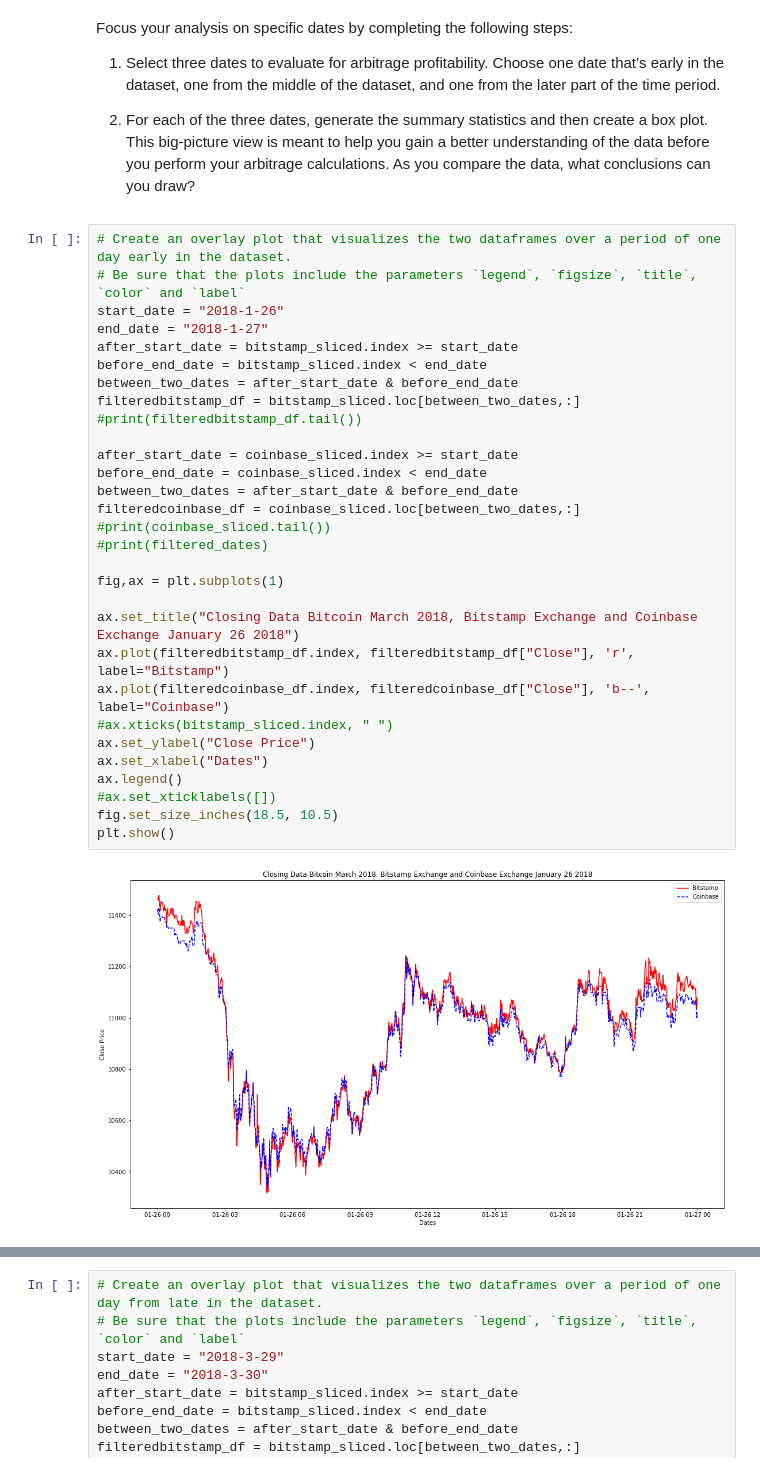
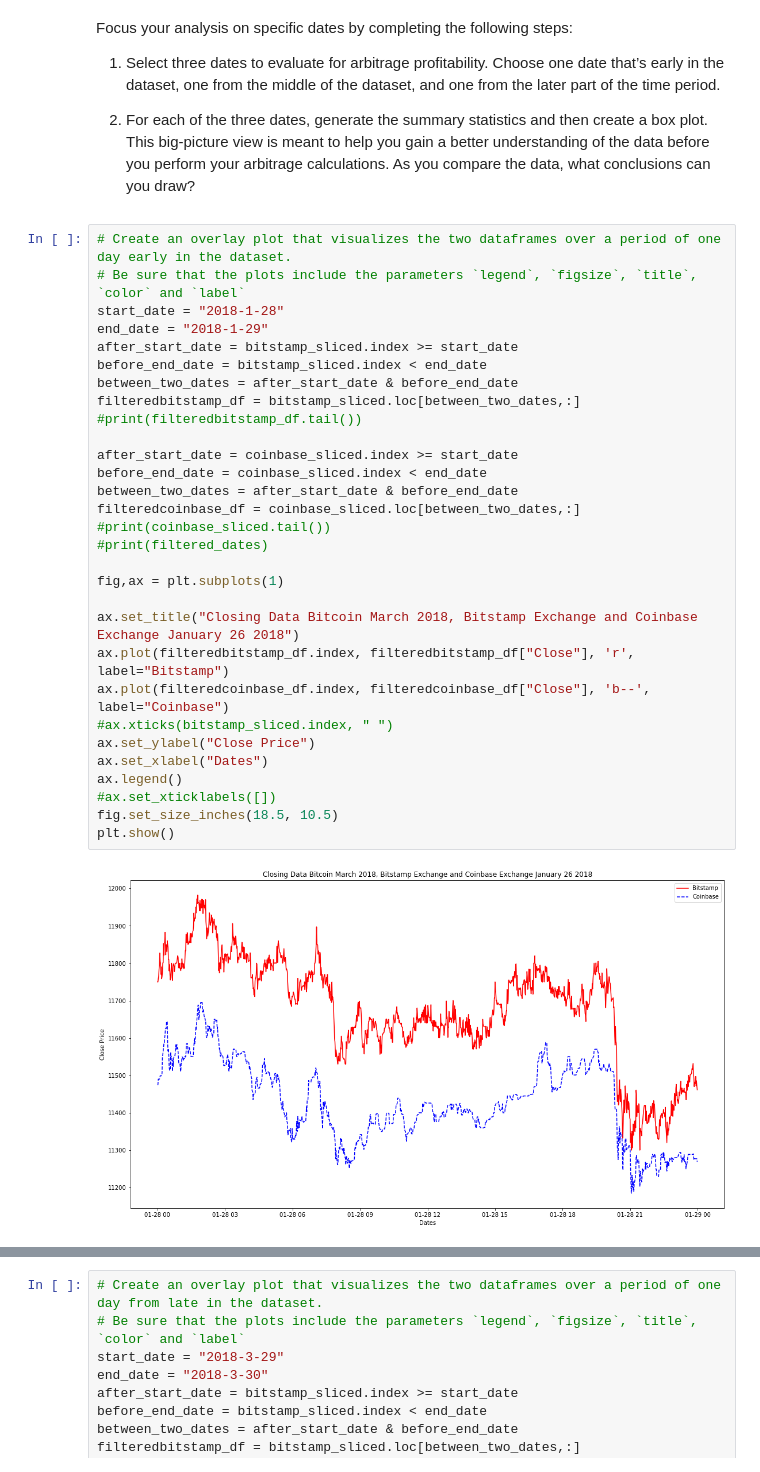
Before and after one commit to madhugirl/Crypto-Arbitrage-Opportunity, a Jupyter notebook: crypto_arbitrage.ipynb, the cells around one changed output, grey strips where cells are left out. Drawn from its saved outputs; the diff is of its cells as text.

```diff
--- a/crypto_arbitrage.ipynb
+++ b/crypto_arbitrage.ipynb
@@ -479,35 +479,35 @@ Focus your analysis on specific dates by completing the following steps:
 # %%
 # Create an overlay plot that visualizes the two dataframes over a period of one day early in the dataset.
 # Be sure that the plots include the parameters `legend`, `figsize`, `title`, `color` and `label`
-start_date = "2018-1-26"
-end_date = "2018-1-27"
+start_date = "2018-1-28"
+end_date = "2018-1-29"
 after_start_date = bitstamp_sliced.index >= start_date
 before_end_date = bitstamp_sliced.index < end_date
 between_two_dates = after_start_date & before_end_date
 filteredbitstamp_df = bitstamp_sliced.loc[between_two_dates,:]
 #print(filteredbitstamp_df.tail())
 
 after_start_date = coinbase_sliced.index >= start_date
 before_end_date = coinbase_sliced.index < end_date
 between_two_dates = after_start_date & before_end_date
 filteredcoinbase_df = coinbase_sliced.loc[between_two_dates,:]
 #print(coinbase_sliced.tail())
 #print(filtered_dates)
 
 fig,ax = plt.subplots(1)
 
 ax.set_title("Closing Data Bitcoin March 2018, Bitstamp Exchange and Coinbase Exchange January 26 2018")
 ax.plot(filteredbitstamp_df.index, filteredbitstamp_df["Close"], 'r', label="Bitstamp")
 ax.plot(filteredcoinbase_df.index, filteredcoinbase_df["Close"], 'b--', label="Coinbase")
 #ax.xticks(bitstamp_sliced.index, " ")
 ax.set_ylabel("Close Price")
 ax.set_xlabel("Dates")
 ax.legend()
 #ax.set_xticklabels([])
 fig.set_size_inches(18.5, 10.5)
 plt.show()
 # %% [output]
-[figure, old version]
+[figure, new version]
 # %%
 # Using the early date that you have selected, calculate the arbitrage spread
 # by subtracting the bitstamp lower closing prices from the coinbase higher closing prices
```
Also changed, not shown: parts of 8 cells of this notebook.
